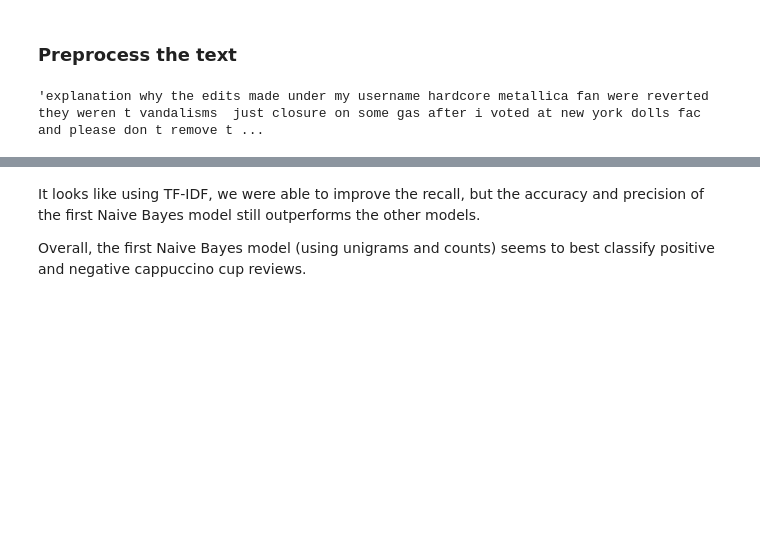
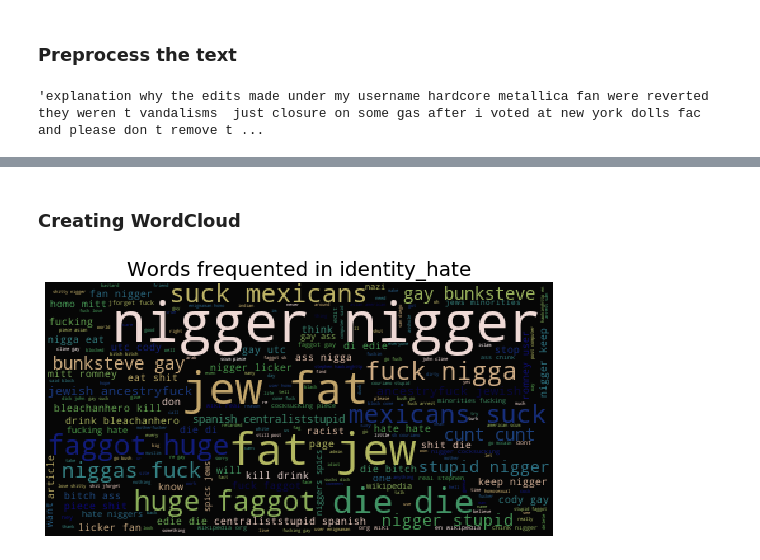
Before and after one commit to edwardbingei/filtering_toxic_comments, a Jupyter notebook: Project 4 - Kaggle Toxic Comment Classification Challenge.ipynb, the cells around one changed output, grey strips where cells are left out. Saved outputs shown, nothing was run; the diff lists cells and outputs as text; code cells hidden in the pictures; blank space fills up the shorter version.

```diff
--- a/Project 4 - Kaggle Toxic Comment Classification Challenge.ipynb
+++ b/Project 4 - Kaggle Toxic Comment Classification Challenge.ipynb
@@ -521,4 +189,0 @@ results
-# %% [markdown]
-It looks like using TF-IDF, we were able to improve the recall, but the accuracy and precision of the first Naive Bayes model still outperforms the other models.
-
-Overall, the first Naive Bayes model (using unigrams and counts) seems to best classify positive and negative cappuccino cup reviews.
@@ -625,0 +190,2 @@ plt.show()
+# %% [markdown]
+### Creating WordCloud
@@ -625,0 +197,17 @@ plt.show()
+# %%
+def wordcloud(df, label):
+    subset=df[df[label]==1]
+    text=subset.comment_text.values
+    wc= WordCloud(background_color="black",max_words=4000)
+
+    wc.generate(" ".join(text))
+
+    plt.figure(figsize=(20,20))
+    plt.subplot(221)
+    plt.axis("off")
+    plt.title("Words frequented in {}".format(label), fontsize=20)
+    plt.imshow(wc.recolor(colormap= 'gist_earth' , random_state=244), alpha=0.98)
+# %%
+wordcloud(data_ide,'identity_hate')
+# %% [output]
+[figure, added]
```
Also changed, not shown: parts of 127 cells of this notebook, 18 other files.
